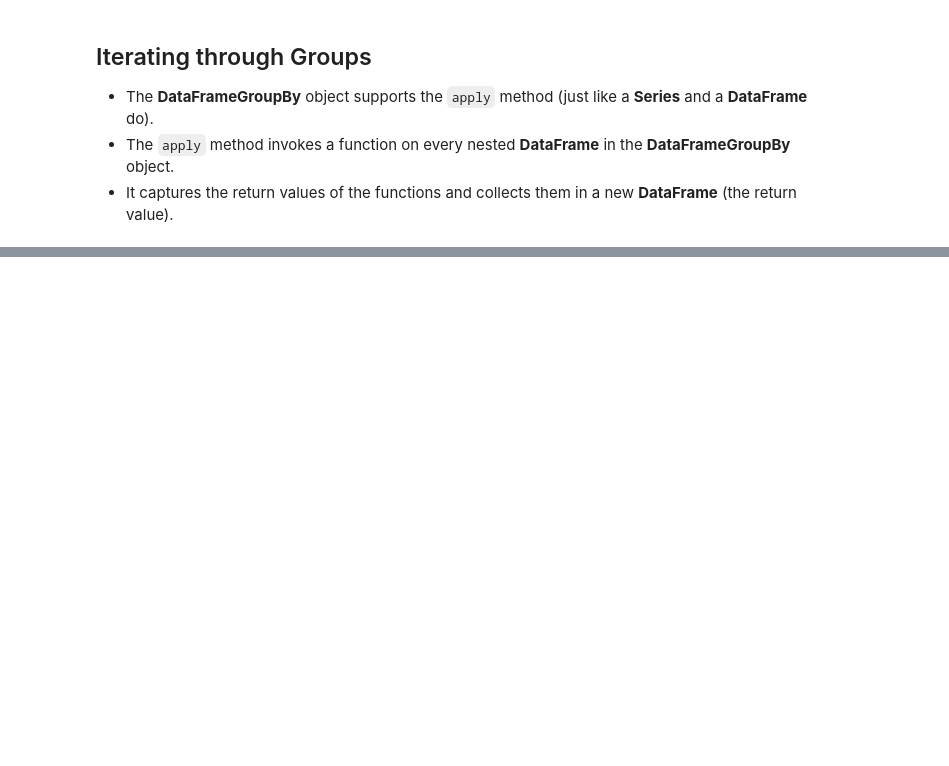
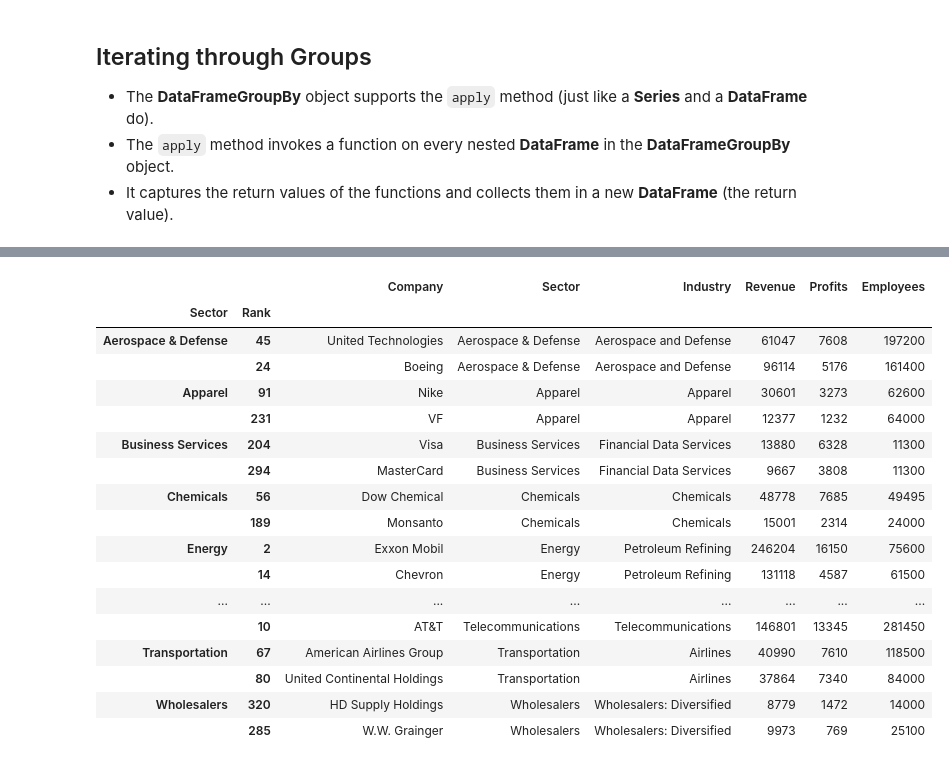
Before and after one commit to Petar-Koprinkov/Pandas, a Jupyter notebook: Incomplete/09 - The GroupBy Object.ipynb, the cells around one changed output, grey strips where cells are left out. Drawn from its saved outputs; the diff is of its cells as text; code cells hidden in the pictures; blank space fills up the shorter version.

Commit message:
feat: apply() method on DataFrameGroupBy Objects

```diff
--- a/Incomplete/09 - The GroupBy Object.ipynb
+++ b/Incomplete/09 - The GroupBy Object.ipynb
@@ -386,0 +391,4 @@ sectors.agg({'Profits': 'sum', 'Revenue': 'mean', 'Employees': 'max'})
+# %%
+for name, df in sectors:
+    print(name)
+    print(df)
@@ -386,0 +413,23 @@ sectors.agg({'Profits': 'sum', 'Revenue': 'mean', 'Employees': 'max'})
+# %%
+def find_two_highest_profits(df):
+    return df.nlargest(2,'Profits')
+sectors.apply(find_two_highest_profits)
+# %% [output]
+|  |  | Company | Sector | Industry | Revenue | Profits | Employees |
+| Sector | Rank |  |  |  |  |  |  |
+| Aerospace & Defense | 45 | United Technologies | Aerospace & Defense | Aerospace and Defense | 61047 | 7608 | 197200 |
+|  | 24 | Boeing | Aerospace & Defense | Aerospace and Defense | 96114 | 5176 | 161400 |
+| Apparel | 91 | Nike | Apparel | Apparel | 30601 | 3273 | 62600 |
+|  | 231 | VF | Apparel | Apparel | 12377 | 1232 | 64000 |
+| Business Services | 204 | Visa | Business Services | Financial Data Services | 13880 | 6328 | 11300 |
+|  | 294 | MasterCard | Business Services | Financial Data Services | 9667 | 3808 | 11300 |
+| Chemicals | 56 | Dow Chemical | Chemicals | Chemicals | 48778 | 7685 | 49495 |
+|  | 189 | Monsanto | Chemicals | Chemicals | 15001 | 2314 | 24000 |
+| Energy | 2 | Exxon Mobil | Energy | Petroleum Refining | 246204 | 16150 | 75600 |
+|  | 14 | Chevron | Energy | Petroleum Refining | 131118 | 4587 | 61500 |
+| ... | ... | ... | ... | ... | ... | ... | ... |
+|  | 10 | AT&T | Telecommunications | Telecommunications | 146801 | 13345 | 281450 |
+| Transportation | 67 | American Airlines Group | Transportation | Airlines | 40990 | 7610 | 118500 |
+|  | 80 | United Continental Holdings | Transportation | Airlines | 37864 | 7340 | 84000 |
+| Wholesalers | 320 | HD Supply Holdings | Wholesalers | Wholesalers: Diversified | 8779 | 1472 | 14000 |
+|  | 285 | W.W. Grainger | Wholesalers | Wholesalers: Diversified | 9973 | 769 | 25100 |
```
Also changed, not shown: parts of 3 cells of this notebook.
